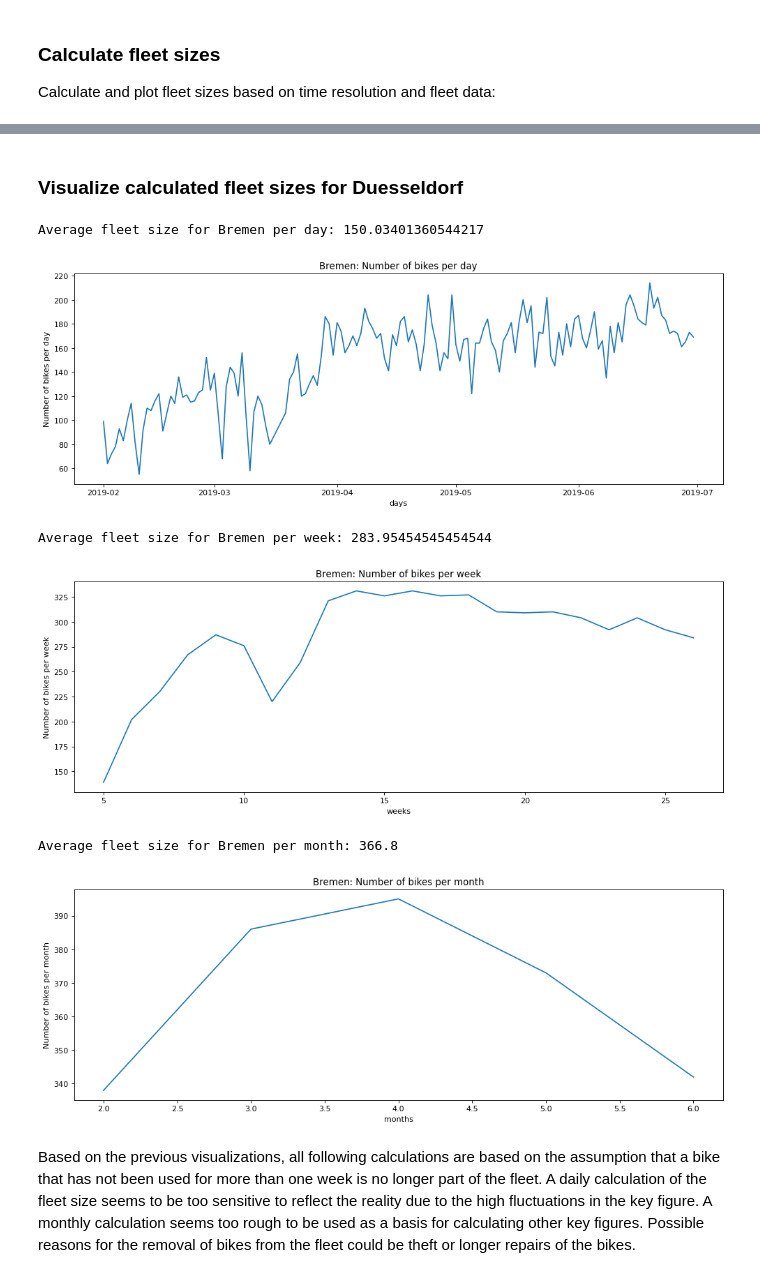
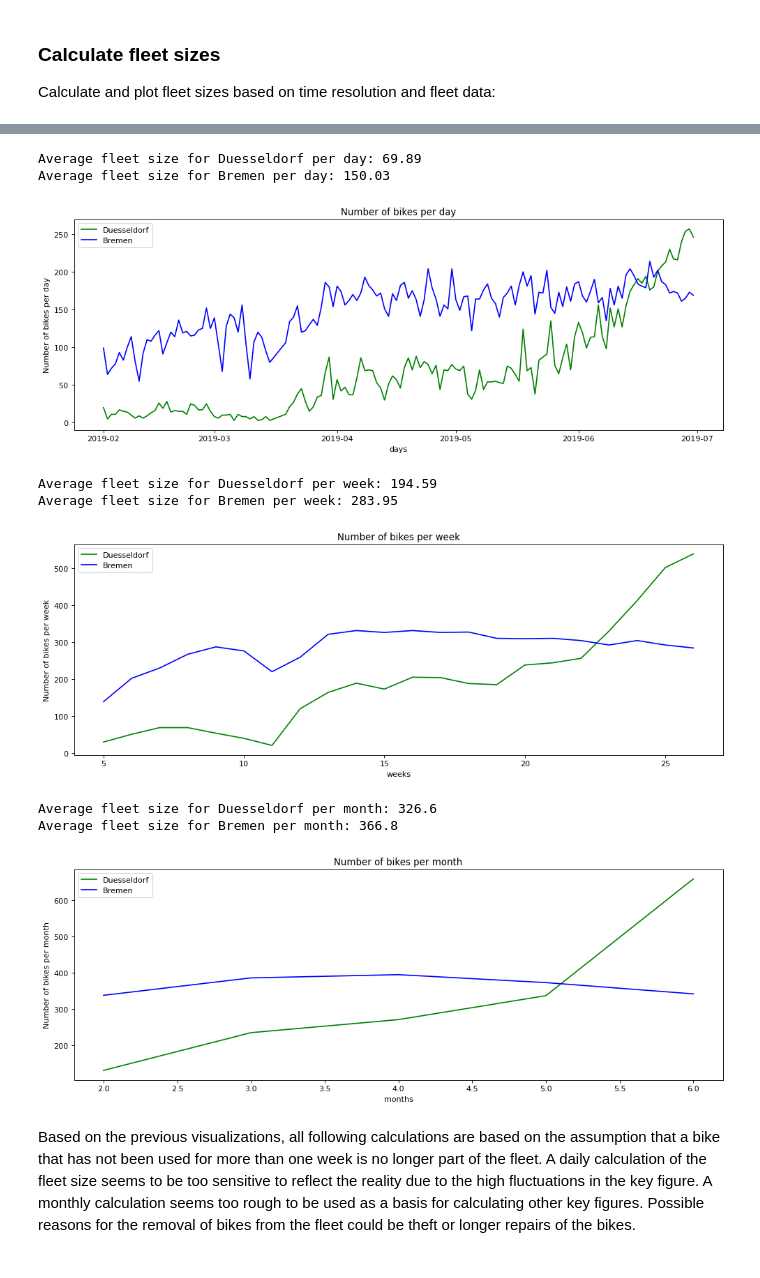
Before and after one commit to Polifka/eagle_gang, a Jupyter notebook: Data preparation and cleaning.ipynb, the cells around one changed output, grey strips where cells are left out. Cells and saved outputs as stored; diff of their text form; code cells hidden in the pictures.

Commit message:
Merge graphs in one plot

```diff
--- a/Data preparation and cleaning.ipynb
+++ b/Data preparation and cleaning.ipynb
@@ -162,15 +160,25 @@ def get_daily_fleet_size (fleet, timeresolution):
     plot = pd.DataFrame((fleet.groupby(timeresolution)["b_number"].nunique()))
     return plot
 # %%
-def plot_daily_fleet_size(fleet, city, timeresolution):
-    daily_fleet_size = get_daily_fleet_size(fleet,timeresolution)
+def plot_daily_fleet_size(fleets, cities, timeresolution):
+
     fig,ax = plt.subplots(figsize=(15,5), dpi= 80)
-    ax.plot(daily_fleet_size.index, daily_fleet_size["b_number"])
+
+    daily_fleet_size = get_daily_fleet_size(fleet[0],timeresolution)
+    ax.plot(daily_fleet_size.index, daily_fleet_size["b_number"], color="green")
+    mean_fleet_size = round(daily_fleet_size["b_number"].mean(),2)
+    print("Average fleet size for " + cities[0] + " per " + timeresolution + ": " + str(mean_fleet_size))
+
+    daily_fleet_size = get_daily_fleet_size(fleet[1],timeresolution)
+    ax.plot(daily_fleet_size.index, daily_fleet_size["b_number"], color="blue")
+    mean_fleet_size = round(daily_fleet_size["b_number"].mean(),2)
+    print("Average fleet size for " + cities[1] + " per " + timeresolution + ": " + str(mean_fleet_size))
+
     ax.set_xlabel(timeresolution+"s")
     ax.set_ylabel("Number of bikes per "+ timeresolution)
-    ax.set_title(city+": Number of bikes per "+timeresolution )
-    mean_fleet_size = daily_fleet_size["b_number"].mean()
-    print("Average fleet size for " + city + " per " + timeresolution + ": " + str(mean_fleet_size))
-    plt.savefig("Project_Data/Graphics"+city+"_"+timeresolution+".pdf")
+    ax.set_title("Number of bikes per "+timeresolution )
+    ax.legend(["Duesseldorf", "Bremen"]);
+
+    plt.savefig("Project_Data/Graphics"+timeresolution+".pdf")
     plt.show()
 # %% [markdown]
@@ -190,17 +186,23 @@ Average fleet size for Duesseldorf per day: 69.89115646258503
-# %% [markdown]
-### Visualize calculated fleet sizes for Duesseldorf
-# %%
-bremen = read_data("bremen")
-plot_daily_fleet_size(bremen, "Bremen",  "day")
-plot_daily_fleet_size(bremen, "Bremen",  "week")
-plot_daily_fleet_size(bremen, "Bremen",  "month")
-# %% [output]
-Average fleet size for Bremen per day: 150.03401360544217
-[figure, removed]
-Average fleet size for Bremen per week: 283.95454545454544
-[figure, removed]
-Average fleet size for Bremen per month: 366.8
-[figure, removed]
+# %%
+fleet_dus = read_data("duesseldorf")
+fleet_bre = read_data("bremen")
+
+cities = ['Duesseldorf','Bremen']
+fleets = [fleet_dus, fleet_bre]
+
+plot_daily_fleet_size(fleets, cities, "day")
+plot_daily_fleet_size(fleets, cities, "week")
+plot_daily_fleet_size(fleets, cities, "month")
+# %% [output]
+Average fleet size for Duesseldorf per day: 69.89
+Average fleet size for Bremen per day: 150.03
+[figure, added]
+Average fleet size for Duesseldorf per week: 194.59
+Average fleet size for Bremen per week: 283.95
+[figure, added]
+Average fleet size for Duesseldorf per month: 326.6
+Average fleet size for Bremen per month: 366.8
+[figure, added]
 # %% [markdown]
 Based on the previous visualizations, all following calculations are based on the assumption that a bike that has not been used for more than one week is no longer part of the fleet. A daily calculation of the fleet size seems to be too sensitive to reflect the reality due to the high fluctuations in the key figure. A monthly calculation seems too rough to be used as a basis for calculating other key figures.
 Possible reasons for the removal of bikes from the fleet could be theft or longer repairs of the bikes.
```
Also changed, not shown: parts of 3 cells of this notebook.
